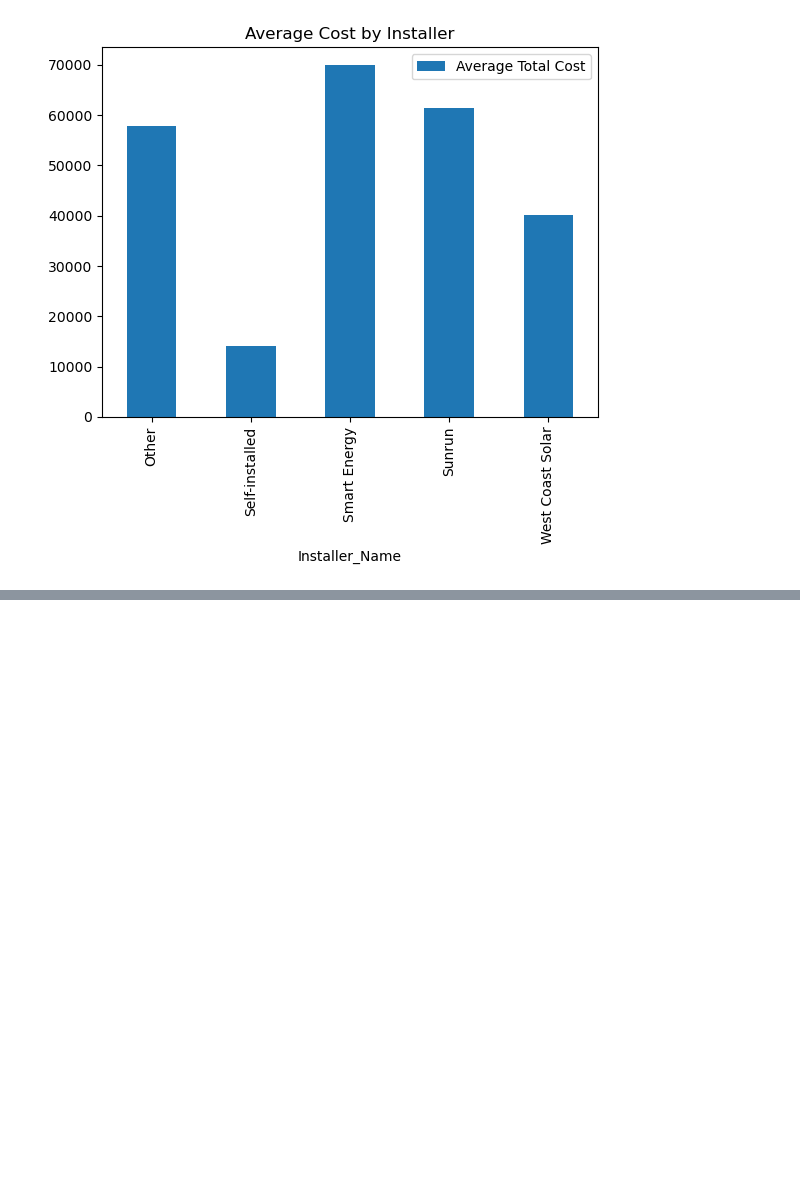
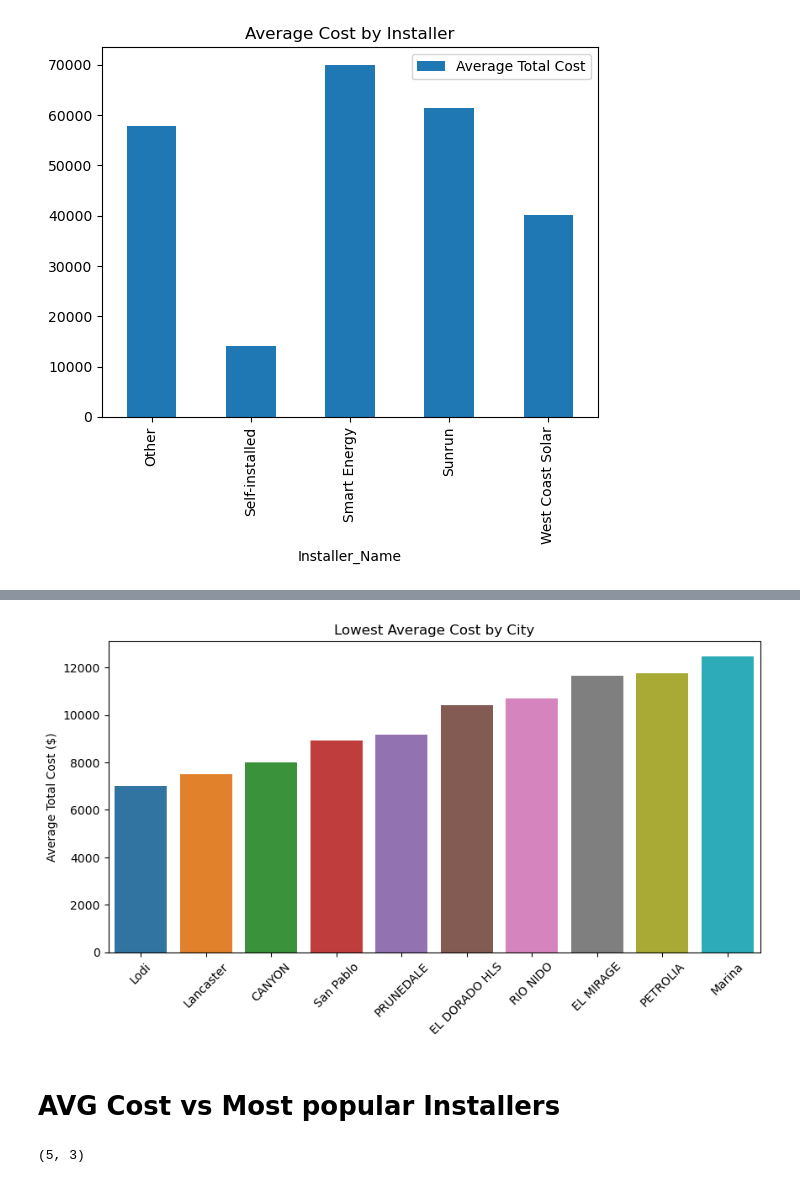
Before and after one commit to ns96/ML_Project, a Jupyter notebook: eda/dataviz.ipynb, the cells around one changed output, grey strips where cells are left out. Drawn from its saved outputs; the diff is of its cells as text; code cells hidden in the pictures; blank space fills up the shorter version.

```diff
--- a/eda/dataviz.ipynb
+++ b/eda/dataviz.ipynb
@@ -207,0 +271,3 @@ plt.show()
+# %%
+cost_city =  merged_df.groupby('Service_City')['Total_System_Cost'].mean().to_frame().reset_index().sort_values(by='Total_System_Cost').iloc[:10]
+cost_city.head(10)
@@ -207,0 +286,26 @@ plt.show()
+# %%
+plt.figure().set_figwidth(10)
+sns.barplot(x='Service_City', y='Total_System_Cost', data=cost_city)
+plt.ylabel('Average Total Cost ($)')
+plt.xlabel('')
+plt.xticks(rotation=45, verticalalignment='top')
+plt.title('Lowest Average Cost by City')
+plt.show()
+# %% [output]
+[figure, added]
+# %% [markdown]
+# AVG Cost vs Most popular Installers
+# %%
+cost_installer =  df.groupby("Installer_Name").agg(
+    avg_cost=pd.NamedAgg(column="Total_System_Cost", aggfunc="mean"),
+    installer_count=pd.NamedAgg(column="Installer_Name", aggfunc="count")
+).reset_index()
+
+bubble_chart = cost_installer.loc[(cost_installer['installer_count']>500)&(cost_installer['Installer_Name']!='Other')]
+
+bar_chart = cost_installer.loc[cost_installer['Installer_Name']!='Other'].sort_values(by='installer_count', ascending=False).iloc[:5]
+
+bar_chart.shape
+# bubble_chart.shape
+# %% [output]
+(5, 3)
```
Also changed, not shown: parts of 15 cells of this notebook.
